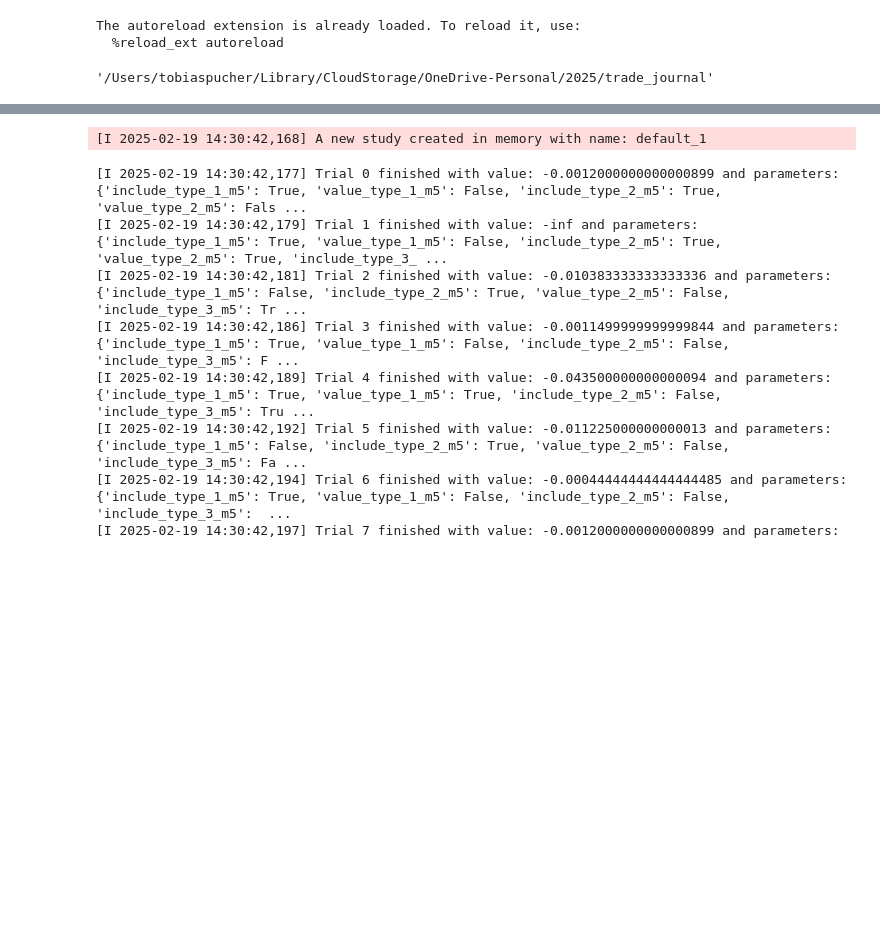
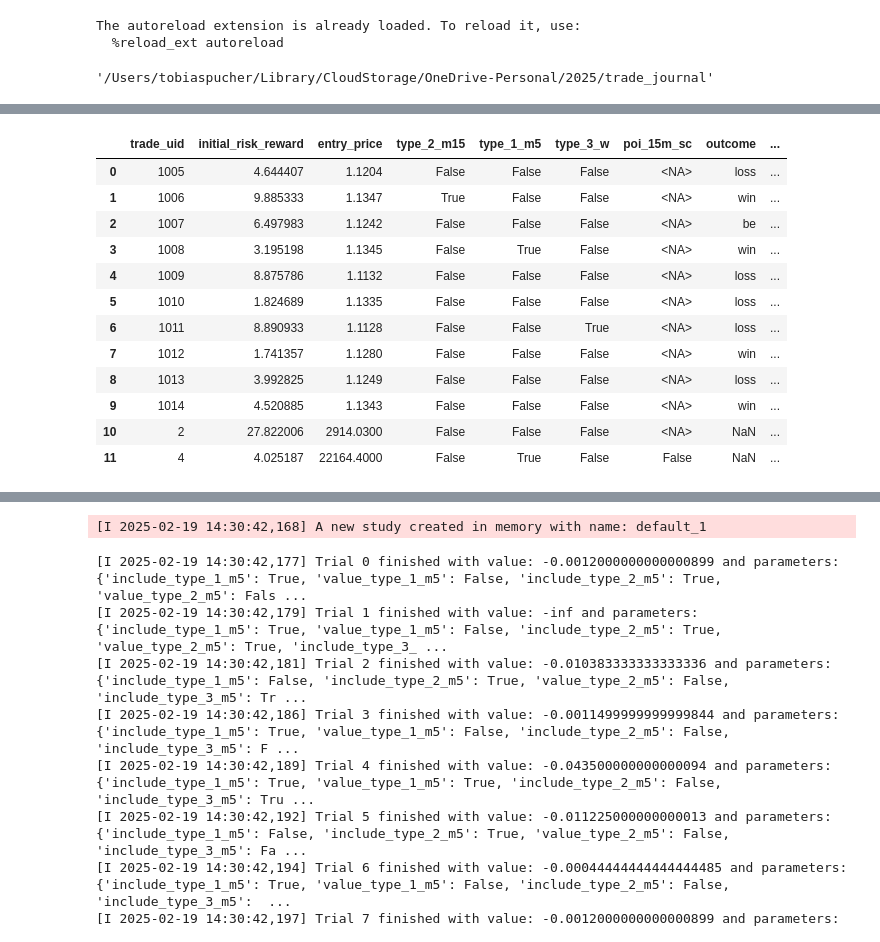
Before and after one commit to put101/trade_journal, a Jupyter notebook: analysis.ipynb, the cells around one changed output, grey strips where cells are left out. Drawn from its saved outputs; the diff is of its cells as text; code cells hidden in the pictures; blank space fills up the shorter version.

```diff
--- a/analysis.ipynb
+++ b/analysis.ipynb
@@ -150,3 +146,19 @@ Best score: 0.021150000000000002
 Best subset: ('type_2_m5',)
 Best combination: (True,)
 Best score: 0.021150000000000002
+# %%
+df
+# %% [output]
+|  | trade_uid | initial_risk_reward | entry_price | type_2_m15 | type_1_m5 | type_3_w | poi_15m_sc | outcome | ... |
+| 0 | 1005 | 4.644407 | 1.1204 | False | False | False | <NA> | loss | ... |
+| 1 | 1006 | 9.885333 | 1.1347 | True | False | False | <NA> | win | ... |
+| 2 | 1007 | 6.497983 | 1.1242 | False | False | False | <NA> | be | ... |
+| 3 | 1008 | 3.195198 | 1.1345 | False | True | False | <NA> | win | ... |
+| 4 | 1009 | 8.875786 | 1.1132 | False | False | False | <NA> | loss | ... |
+| 5 | 1010 | 1.824689 | 1.1335 | False | False | False | <NA> | loss | ... |
+| 6 | 1011 | 8.890933 | 1.1128 | False | False | True | <NA> | loss | ... |
+| 7 | 1012 | 1.741357 | 1.1280 | False | False | False | <NA> | win | ... |
+| 8 | 1013 | 3.992825 | 1.1249 | False | False | False | <NA> | loss | ... |
+| 9 | 1014 | 4.520885 | 1.1343 | False | False | False | <NA> | win | ... |
+| 10 | 2 | 27.822006 | 2914.0300 | False | False | False | <NA> | NaN | ... |
+| 11 | 4 | 4.025187 | 22164.4000 | False | True | False | False | NaN | ... |
```
Also changed, not shown: parts of 11 cells of this notebook, 7 other files.
